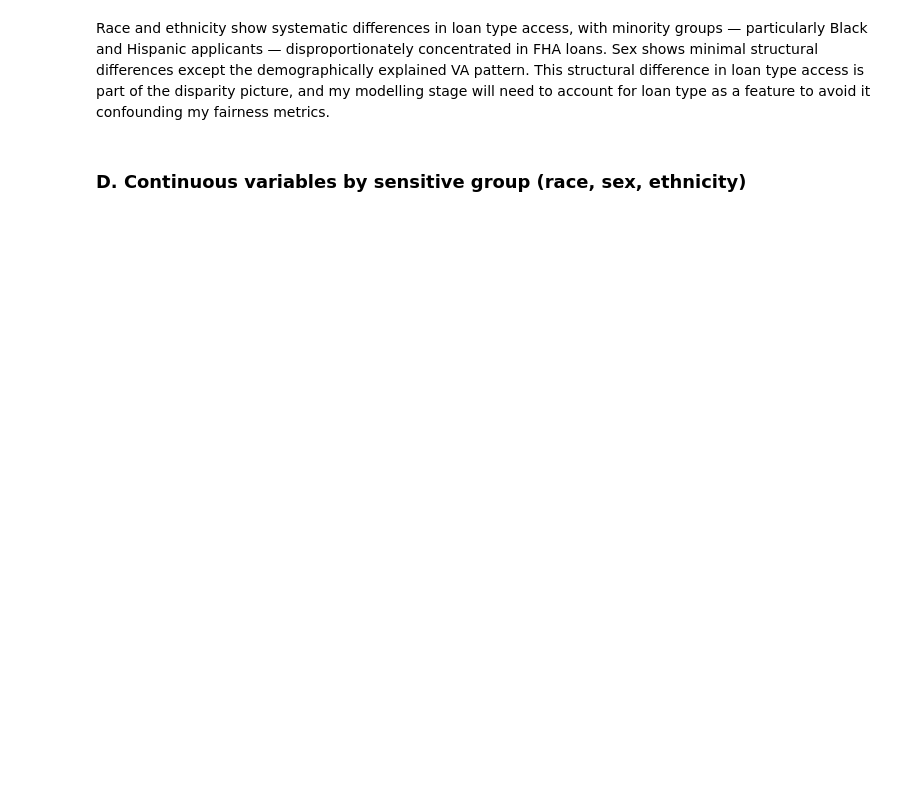
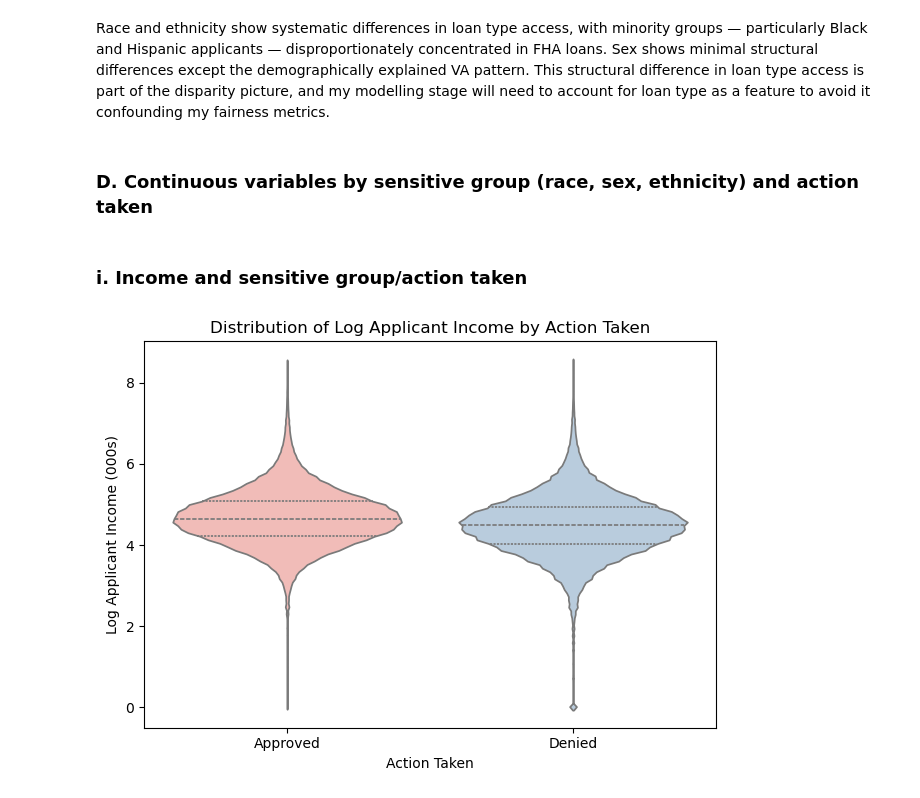
Before and after one commit to jdhilee/fairness_smoke_alarm, a Jupyter notebook: src/eda_hmda_2007_2017.ipynb, the cells around one changed output. Cells and saved outputs as stored; diff of their text form; code cells hidden in the pictures; blank space fills up the shorter version.

```diff
--- a/src/eda_hmda_2007_2017.ipynb
+++ b/src/eda_hmda_2007_2017.ipynb
@@ -1024,4 +1036,31 @@ plt.show()
 # %% [markdown]
 Race and ethnicity show systematic differences in loan type access, with minority groups — particularly Black and Hispanic applicants — disproportionately concentrated in FHA loans. Sex shows minimal structural differences except the demographically explained VA pattern. This structural difference in loan type access is part of the disparity picture, and my modelling stage will need to account for loan type as a feature to avoid it confounding my fairness metrics.
 # %% [markdown]
-### D. Continuous variables by sensitive group (race, sex, ethnicity)
+### D. Continuous variables by sensitive group (race, sex, ethnicity) and action taken
+# %% [markdown]
+### i. Income and sensitive group/action taken
+# %%
+# Plot income by approval rates
+
+approval_labels = ["Approved", "Denied"]
+
+ax = sns.violinplot(
+    x = "action_taken",
+    y = "log_income_000s",
+    data = hmda,
+    inner = "quartile",
+    hue = "action_taken",
+    palette = "Pastel1",
+    legend = False
+)
+
+ax.set_title("Distribution of Log Applicant Income by Action Taken")
+ax.set_xlabel("Action Taken")
+ax.set_ylabel("Log Applicant Income (000s)")
+
+ax.set_xticklabels(approval_labels)
+
+plt.tight_layout()
+plt.show()
+# %% [output]
+[figure, added]
```
Also changed, not shown: parts of 19 cells of this notebook.
